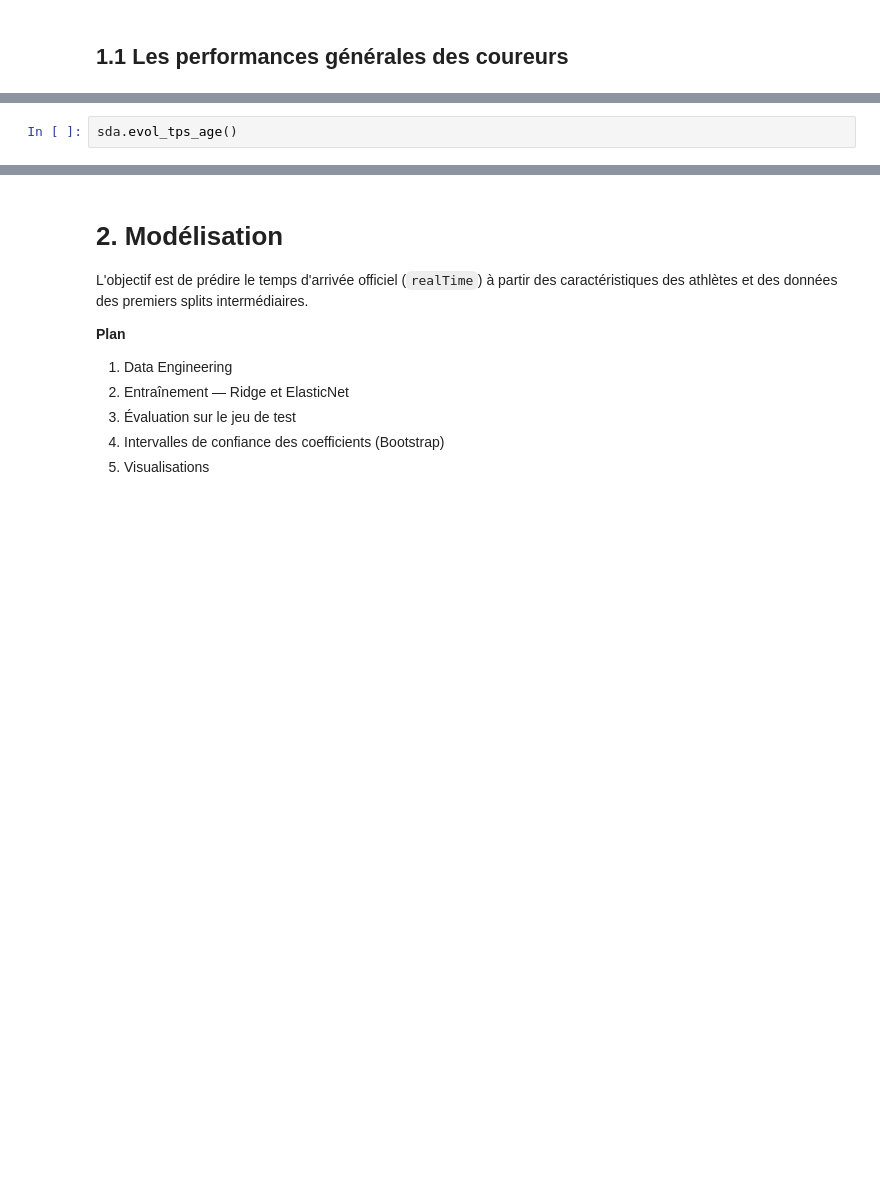
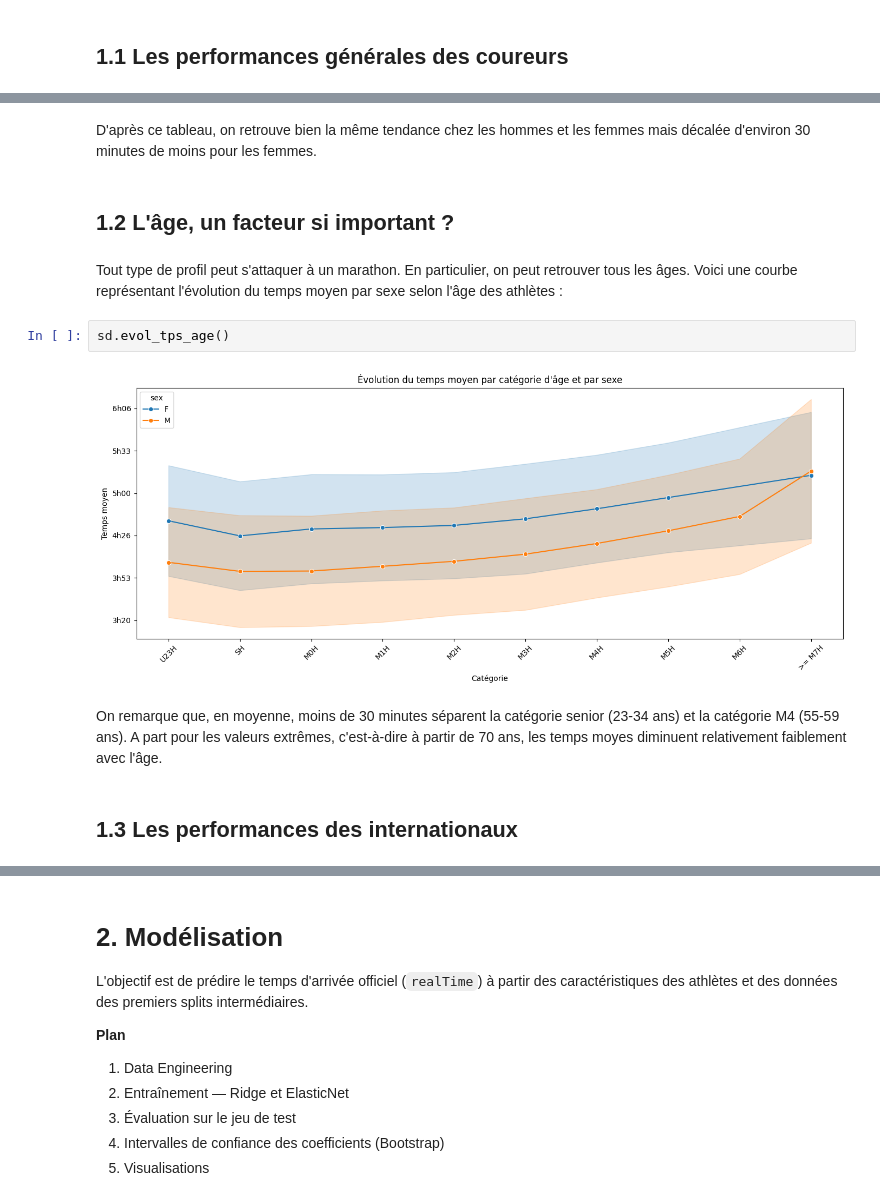
Before and after one commit to AntoineR18/PPDS-Projet-final, a Jupyter notebook: main.ipynb, the cells around one changed output, grey strips where cells are left out. Cells and saved outputs as stored; diff of their text form; blank space fills up the shorter version.

```diff
--- a/main.ipynb
+++ b/main.ipynb
@@ -43,2 +97,14 @@ sda.repart_seuils()
+# %% [markdown]
+D'après ce tableau, on retrouve bien la même tendance chez les hommes et les femmes mais décalée d'environ 30 minutes de moins pour les femmes.
+# %% [markdown]
+## 1.2 L'âge, un facteur si important ?
+# %% [markdown]
+Tout type de profil peut s'attaquer à un marathon. En particulier, on peut retrouver tous les âges. Voici une courbe représentant l'évolution du temps moyen par sexe selon l'âge des athlètes :
 # %%
-sda.evol_tps_age()
+sd.evol_tps_age()
+# %% [output]
+[figure, added]
+# %% [markdown]
+On remarque que, en moyenne, moins de 30 minutes séparent la catégorie senior (23-34 ans) et la catégorie M4 (55-59 ans). A part pour les valeurs extrêmes, c'est-à-dire à partir de 70 ans, les temps moyes diminuent relativement faiblement avec l'âge.
+# %% [markdown]
+## 1.3 Les performances des internationaux
```
Also changed, not shown: parts of 12 cells of this notebook, 2 other files.
